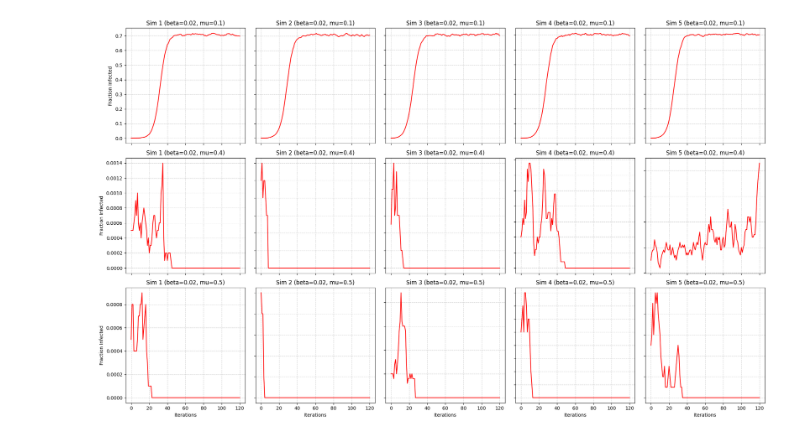
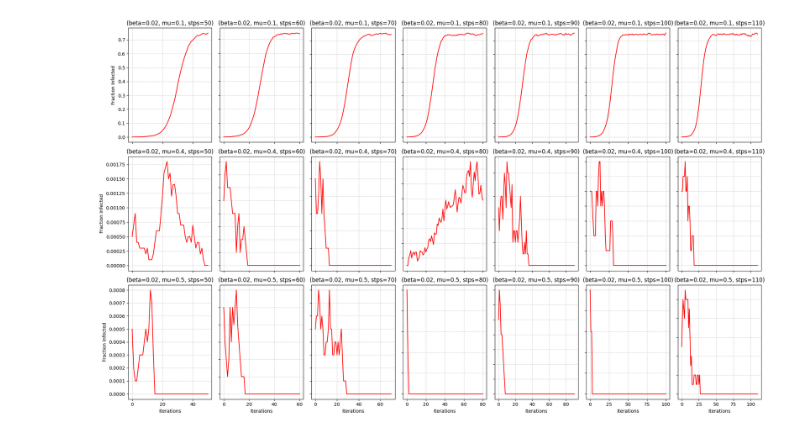
Before and after one commit to IsabelaYabe/Simula-o-de-epidemia, a Jupyter notebook: trabalho_A2.ipynb, the cells around one changed output. Saved outputs shown, nothing was run; the diff lists cells and outputs as text; code cells hidden in the pictures.

```diff
--- a/trabalho_A2.ipynb
+++ b/trabalho_A2.ipynb
@@ -11,35 +21,48 @@ from sis_model import SISModel
 N = 10_000
 k_medio = 20
 p = k_medio / N
 initial_infected = 5
 
 beta = 0.02
 mu_values = [0.1, 0.4, 0.5]
-simulations_per_mu = 5
+simulations_per_mu = 7
 
 G = nx.erdos_renyi_graph(N, p)
 
+history = []
+observed_means = []
 
 fig, axs = plt.subplots(len(mu_values), simulations_per_mu, figsize=(20, 12))
 
+
 for row, mu in enumerate(mu_values):
+    history_for_mu = []
+    observed_for_mu = []
+    theoretical_limit = 0
+
     for col in range(simulations_per_mu):
+        steps_ = 50+10*col
         sis = SISModel(G, beta=beta, mu=mu, initial_infected=initial_infected)
+        sis.run(steps=steps_)
 
-        sis.run(steps=120)
+        history_for_mu.append(sis.history)
 
         fraction_infected = [x / N for x in sis.history]
+        observed_mean = np.mean(fraction_infected[-20:])
+        observed_for_mu.append(observed_mean)
 
         axs[row, col].plot(fraction_infected, color="red", linewidth=1.5)
-        axs[row, col].set_title(f"Sim {col + 1} (beta={beta}, mu={mu})")
+        axs[row, col].set_title(f"(beta={beta}, mu={mu}, stps={steps_})")
+        axs[row, col].grid(True, linestyle='--', alpha=0.6)
 
-        axs[row, col].grid(True, linestyle='--', alpha=0.6)
+    observed_means.append(observed_for_mu)
+    history.append(history_for_mu)
 
 for ax in axs.flat:
     ax.set(xlabel="Iterations", ylabel="Fraction Infected")
     ax.label_outer()
 
 plt.tight_layout()
 plt.show()
 # %% [output]
-[figure, old version]
+[figure, new version]
```
Also changed, not shown: parts of 25 cells of this notebook, 2 other files.
